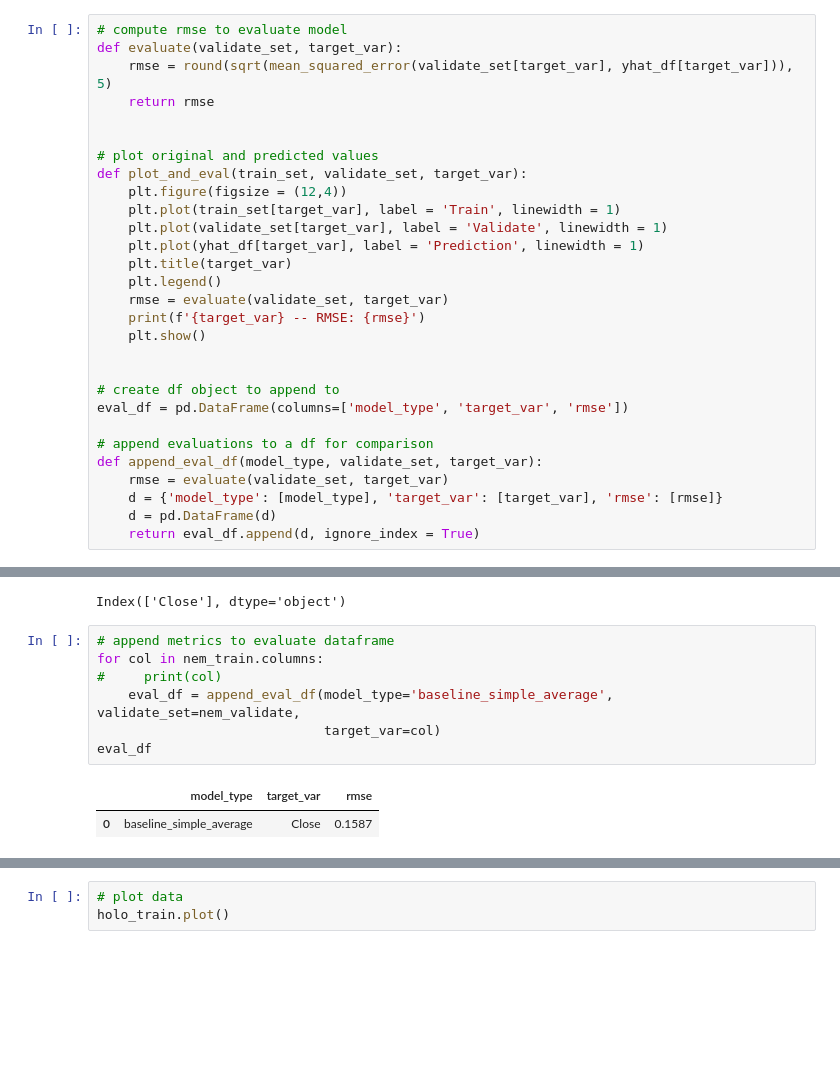
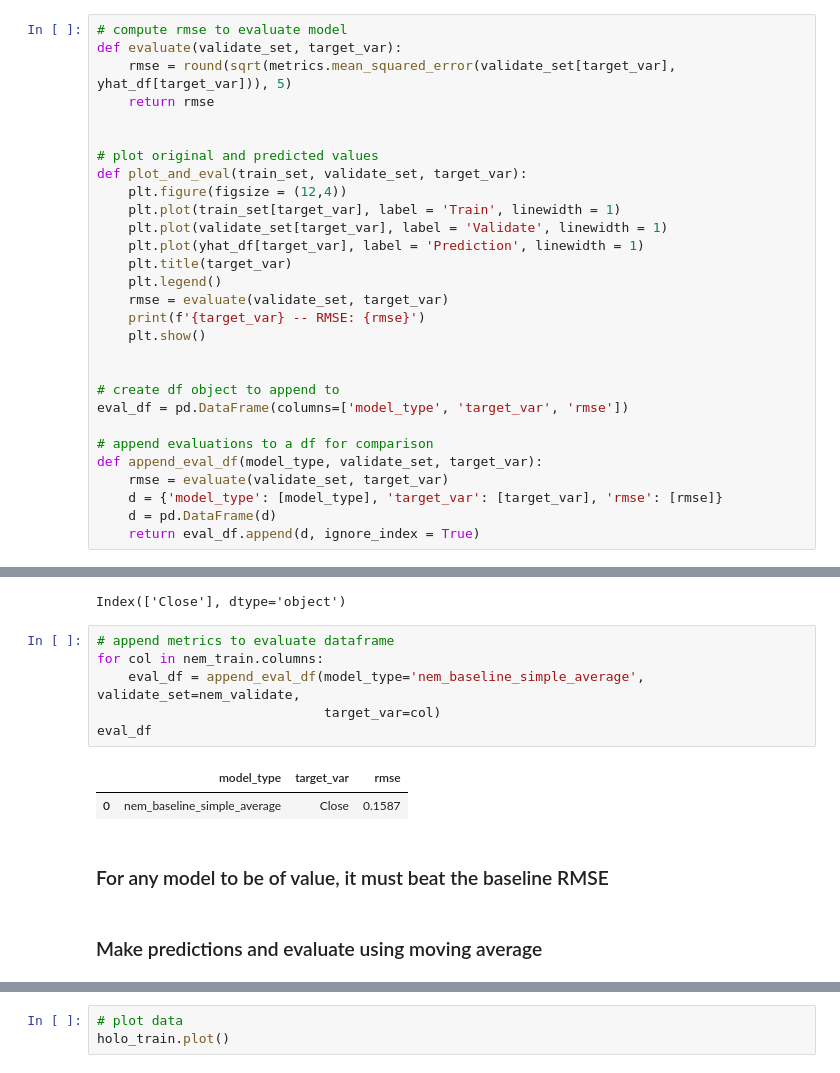
Before and after one commit to lainslie-18/predicting_cryptocurrency_price_with_TSA, a Jupyter notebook: model.ipynb, the cells around one changed output, grey strips where cells are left out. Cells and saved outputs as stored; diff of their text form; blank space fills up the shorter version.

```diff
--- a/model.ipynb
+++ b/model.ipynb
@@ -57,7 +62,7 @@ holo_train, holo_validate, holo_test = pd.DataFrame(holo_train['Close']),\
 # %%
 # compute rmse to evaluate model
 def evaluate(validate_set, target_var):
-    rmse = round(sqrt(mean_squared_error(validate_set[target_var], yhat_df[target_var])), 5)
+    rmse = round(sqrt(metrics.mean_squared_error(validate_set[target_var], yhat_df[target_var])), 5)
     return rmse
 
 
@@ -112,10 +121,13 @@ Index(['Close'], dtype='object')
 # %%
 # append metrics to evaluate dataframe
 for col in nem_train.columns:
-#     print(col)
-    eval_df = append_eval_df(model_type='baseline_simple_average', validate_set=nem_validate,
+    eval_df = append_eval_df(model_type='nem_baseline_simple_average', validate_set=nem_validate,
                              target_var=col)
 eval_df
 # %% [output]
 |  | model_type | target_var | rmse |
-| 0 | baseline_simple_average | Close | 0.1587 |
+| 0 | nem_baseline_simple_average | Close | 0.1587 |
+# %% [markdown]
+### For any model to be of value, it must beat the baseline RMSE
+# %% [markdown]
+### Make predictions and evaluate using moving average
```
Also changed, not shown: parts of 30 cells of this notebook, 3 other files.
